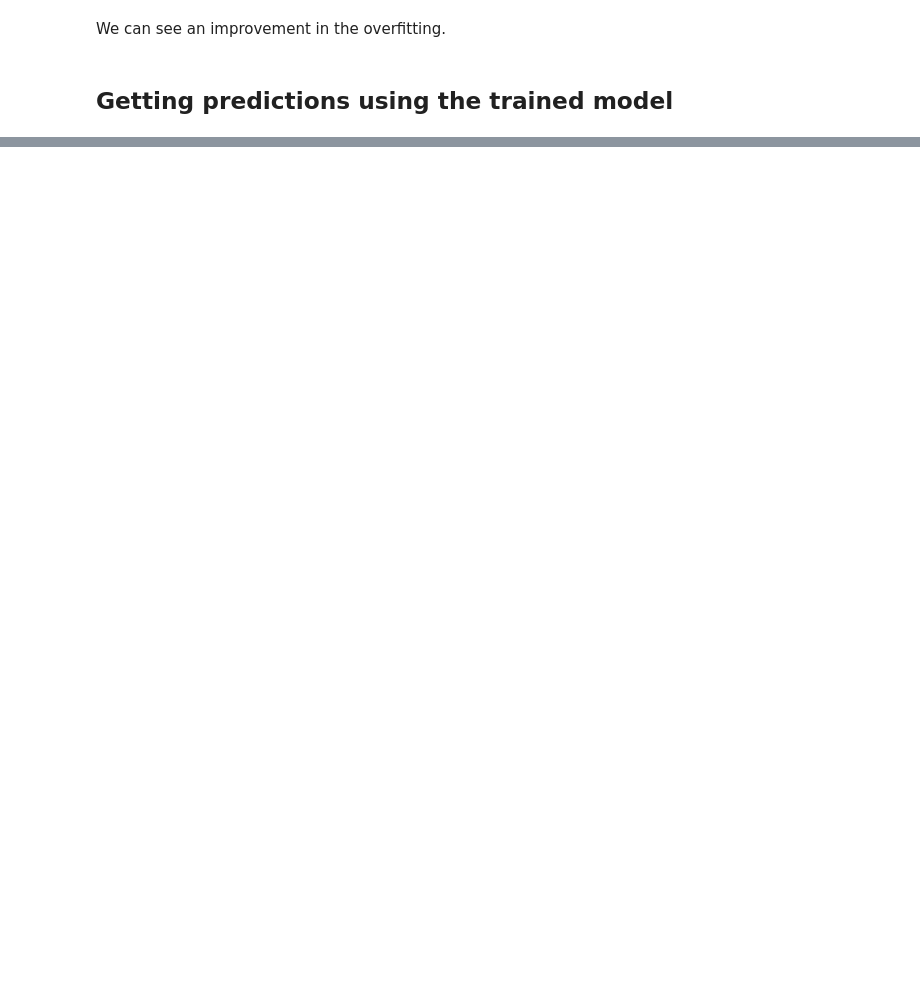
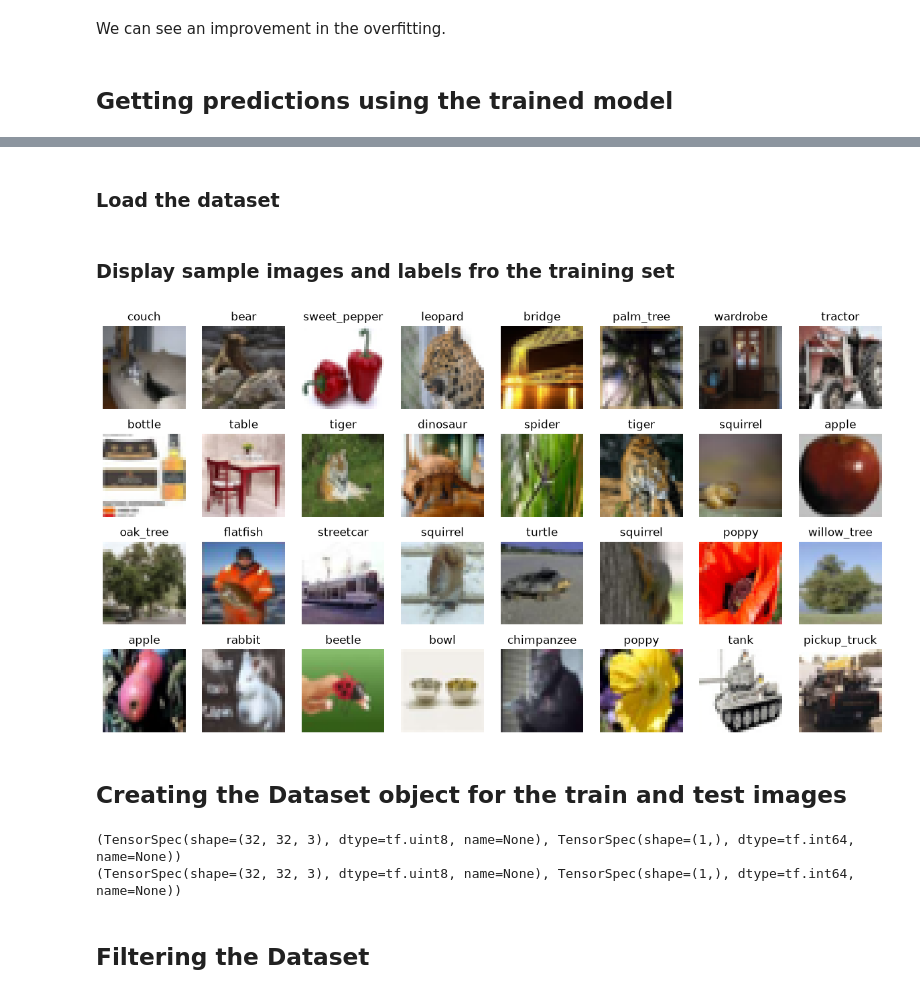
Before and after one commit to ramirezgrosas/tf2-image-data-pipelines-lsun-cifar100, a Jupyter notebook: tf2-image-data-pipelines-lsun-cifar100.ipynb, the cells around one changed output, grey strips where cells are left out. Saved outputs shown, nothing was run; the diff lists cells and outputs as text; code cells hidden in the pictures; blank space fills up the shorter version.

Commit message:
Cifar100 Dataset, Creating a DataSet Object and a Filter

```diff
--- a/tf2-image-data-pipelines-lsun-cifar100.ipynb
+++ b/tf2-image-data-pipelines-lsun-cifar100.ipynb
@@ -358,0 +371,21 @@ Found 300 images belonging to 3 classes.
+# %% [markdown]
+### Load the dataset
+# %%
+(train_data, train_labels), (test_data, test_labels) = cifar100.load_data(label_mode='fine')
+
+with open('data/cifar100/cifar100_labels.json', 'r') as j:
+    cifar_labels = json.load(j)
+# %% [markdown]
+### Display sample images and labels fro the training set
+# %%
+plt.figure(figsize=(15,8))
+inx = np.random.choice(train_data.shape[0], 32, replace=False)
+for n, i in enumerate(inx):
+    ax = plt.subplot(4, 8, n+1)
+    plt.imshow(train_data[i])
+    plt.title(cifar_labels[int(np.squeeze(train_labels[i]))])
+    plt.axis('off')
+# %% [output]
+[figure, added]
+# %% [markdown]
+## Creating the Dataset object for the train and test images
@@ -358,0 +403,8 @@ Found 300 images belonging to 3 classes.
+# %%
+print(train_dataset.element_spec)
+print(test_dataset.element_spec)
+# %% [output]
+(TensorSpec(shape=(32, 32, 3), dtype=tf.uint8, name=None), TensorSpec(shape=(1,), dtype=tf.int64, name=None))
+(TensorSpec(shape=(32, 32, 3), dtype=tf.uint8, name=None), TensorSpec(shape=(1,), dtype=tf.int64, name=None))
+# %% [markdown]
+## Filtering the Dataset
```
Also changed, not shown: parts of 16 cells of this notebook.
